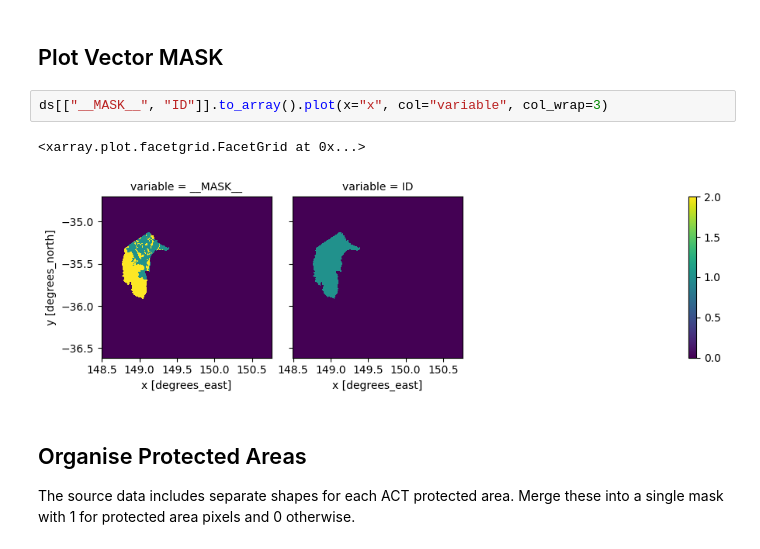
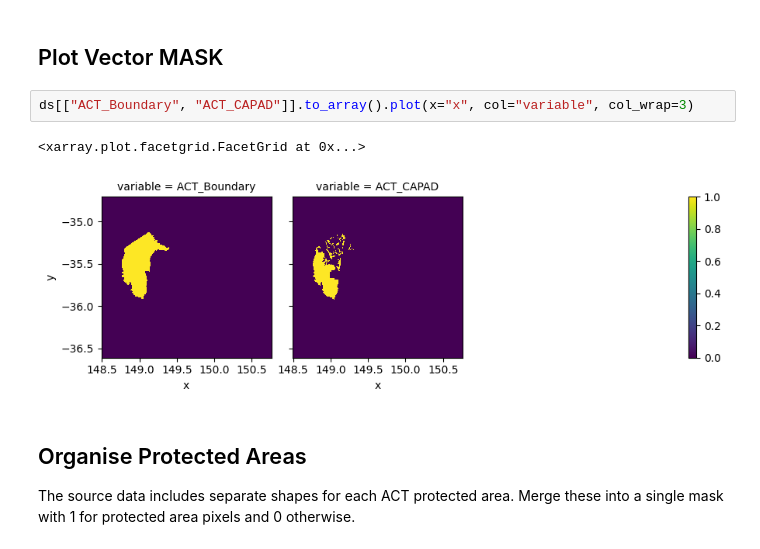
Before and after one commit to aus-plant-phenomics-network/mccn-case-studies, a Jupyter notebook: Case 1/MCCN-CASE 1 refactored.ipynb, the cells around one changed output. Saved outputs shown, nothing was run; the diff lists cells and outputs as text.

```diff
--- a/Case 1/MCCN-CASE 1 refactored.ipynb
+++ b/Case 1/MCCN-CASE 1 refactored.ipynb
@@ -279,10 +276,10 @@ ds[["vegetation_north", "vegetation_south", "vegetation"]].to_array().plot(
 # %% [markdown]
 ## Plot Vector MASK
 # %%
-ds[["__MASK__", "ID"]].to_array().plot(x="x", col="variable", col_wrap=3)
+ds[["ACT_Boundary", "ACT_CAPAD"]].to_array().plot(x="x", col="variable", col_wrap=3)
 # %% [output]
 <xarray.plot.facetgrid.FacetGrid at 0x...>
-[figure, old version]
+[figure, new version]
 # %% [markdown]
 ## Organise Protected Areas
 The source data includes separate shapes for each ACT protected area. Merge these into a single mask with 1 for protected area pixels and 0 otherwise.
```
Also changed, not shown: parts of 14 cells of this notebook, 7 other files.
